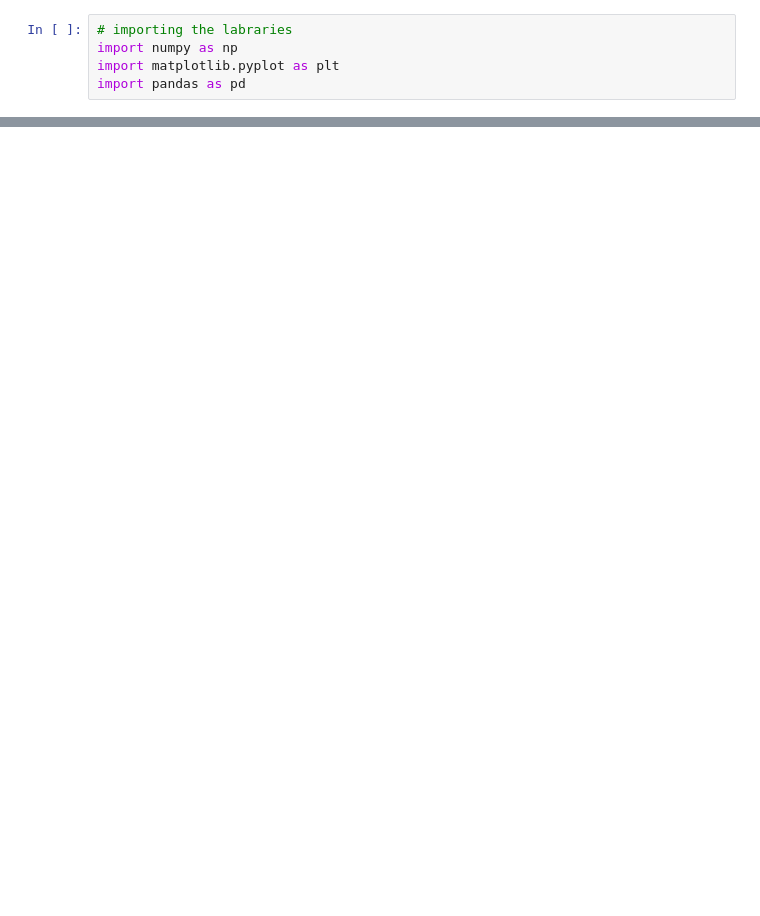
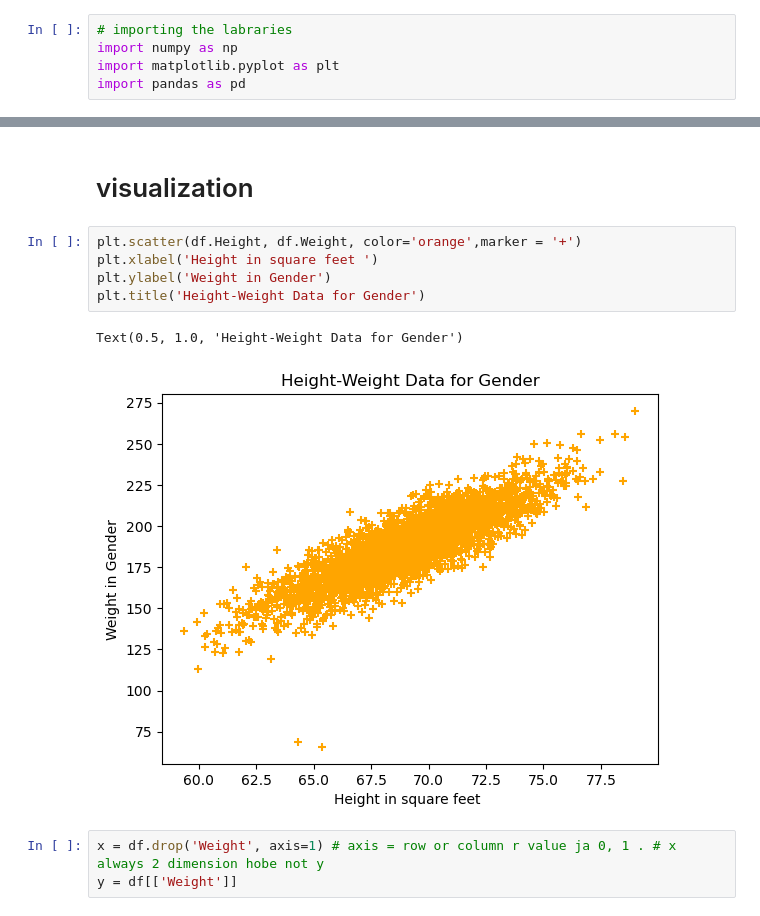
Before and after one commit to Alim-Sarkar/data-science-assignment, a Jupyter notebook: Untitled.ipynb, the cells around one changed output, grey strips where cells are left out. Saved outputs shown, nothing was run; the diff lists cells and outputs as text; blank space fills up the shorter version.

```diff
--- a/Untitled.ipynb
+++ b/Untitled.ipynb
@@ -104,3 +101,16 @@ x6 = x.copy()
+# %% [markdown]
+# visualization
+# %%
+plt.scatter(df.Height, df.Weight, color='orange',marker = '+')
+plt.xlabel('Height in square feet ')
+plt.ylabel('Weight in Gender')
+plt.title('Height-Weight Data for Gender')
+# %% [output]
+Text(0.5, 1.0, 'Height-Weight Data for Gender')
+[figure, added]
+# %%
+x = df.drop('Weight', axis=1) # axis = row or column r value ja 0, 1 . # x always 2 dimension hobe not y
+y = df[['Weight']]
 # %%
 x.head()
 # %% [output]
```
Also changed, not shown: parts of 124 cells of this notebook.
